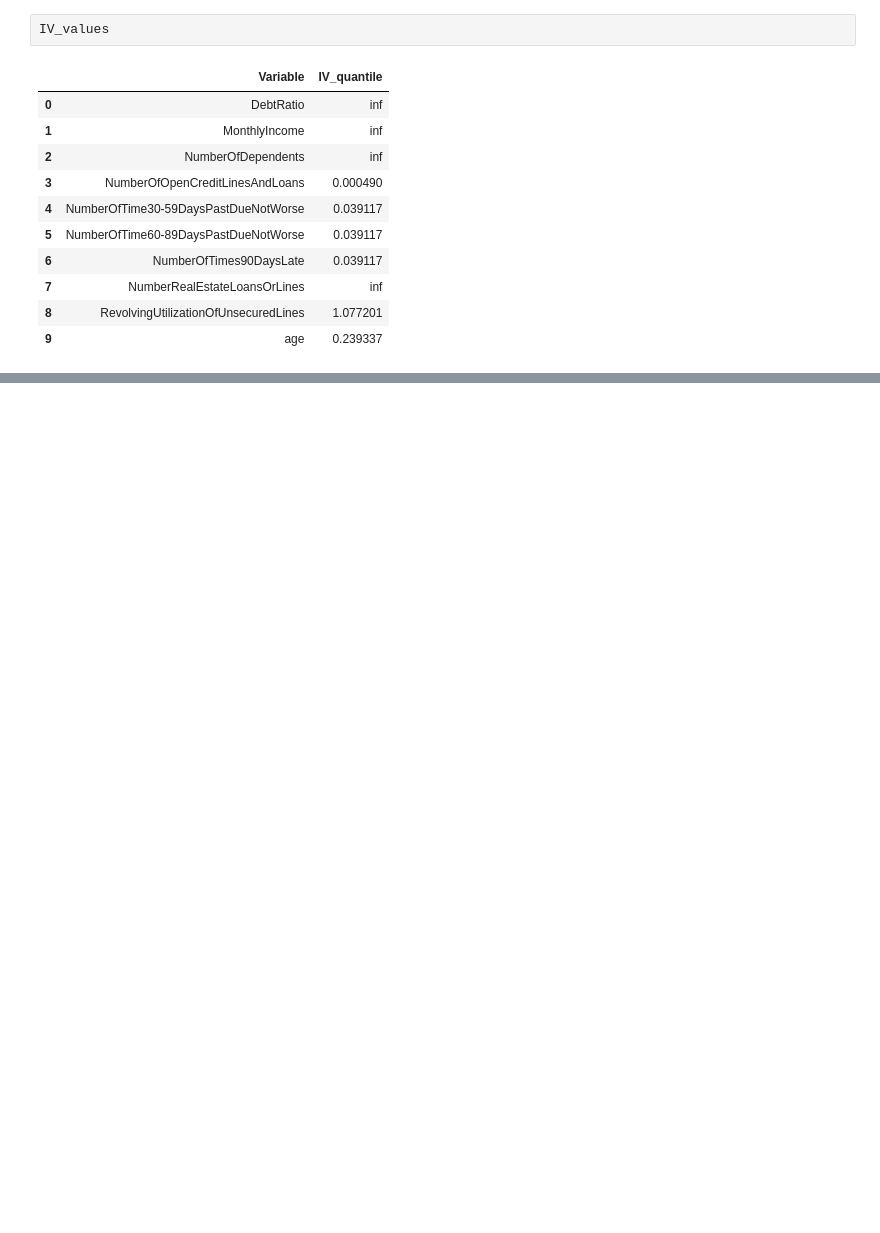
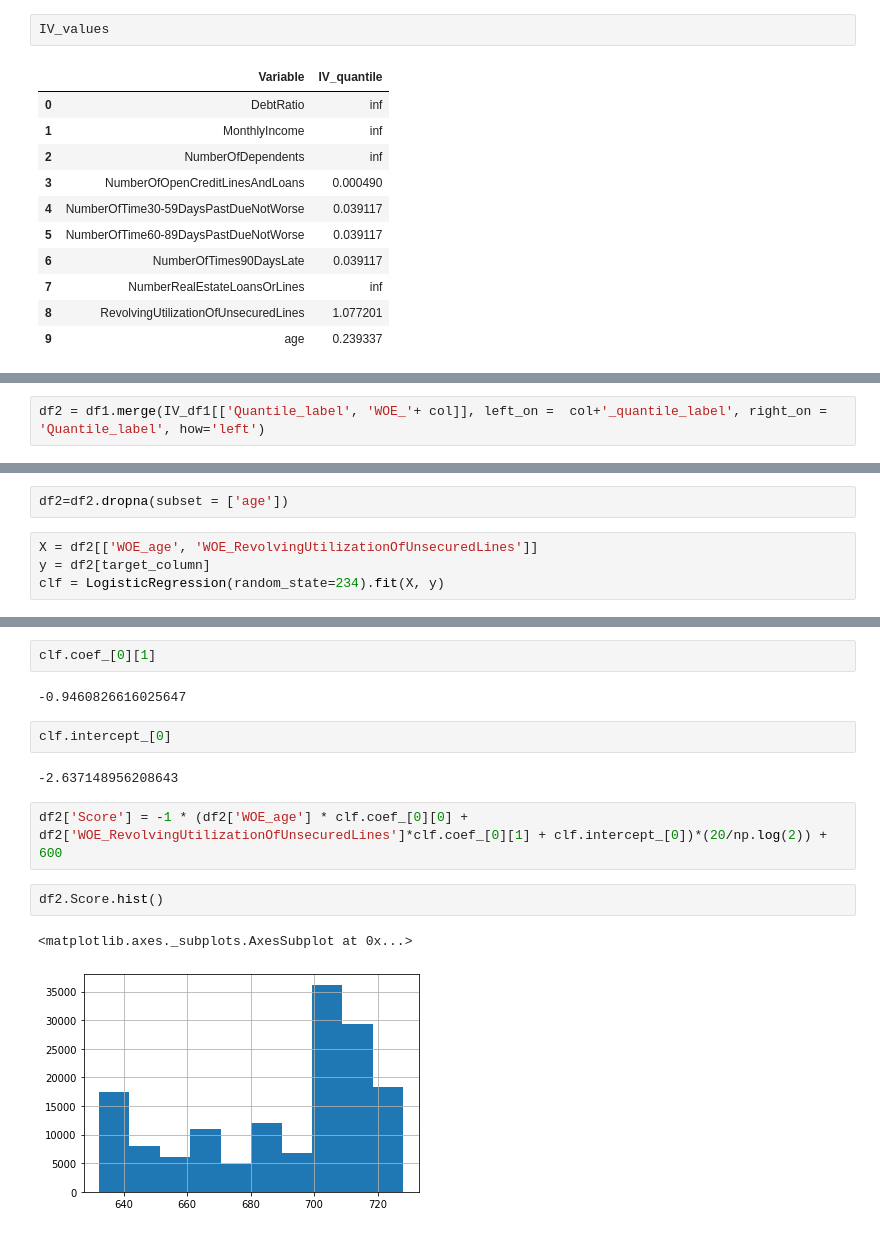
Before and after one commit to TarunMadan93/CreditScorecard, a Jupyter notebook: credit_scorecard_devlopment.ipynb, the cells around one changed output, grey strips where cells are left out. Saved outputs shown, nothing was run; the diff lists cells and outputs as text; blank space fills up the shorter version.

```diff
--- a/credit_scorecard_devlopment.ipynb
+++ b/credit_scorecard_devlopment.ipynb
@@ -388,0 +499,2 @@ IV_values
+# %%
+df2 = df1.merge(IV_df1[['Quantile_label', 'WOE_'+ col]], left_on =  col+'_quantile_label', right_on = 'Quantile_label', how='left')
@@ -388,0 +559,6 @@ IV_values
+# %%
+df2=df2.dropna(subset = ['age'])
+# %%
+X = df2[['WOE_age', 'WOE_RevolvingUtilizationOfUnsecuredLines']]
+y = df2[target_column]
+clf = LogisticRegression(random_state=234).fit(X, y)
@@ -388,0 +589,15 @@ IV_values
+# %%
+clf.coef_[0][1]
+# %% [output]
+-0.9460826616025647
+# %%
+clf.intercept_[0]
+# %% [output]
+-2.637148956208643
+# %%
+df2['Score'] = -1 * (df2['WOE_age'] * clf.coef_[0][0] +  df2['WOE_RevolvingUtilizationOfUnsecuredLines']*clf.coef_[0][1] + clf.intercept_[0])*(20/np.log(2)) + 600
+# %%
+df2.Score.hist()
+# %% [output]
+<matplotlib.axes._subplots.AxesSubplot at 0x...>
+[figure, added]
```
Also changed, not shown: parts of 38 cells of this notebook.
